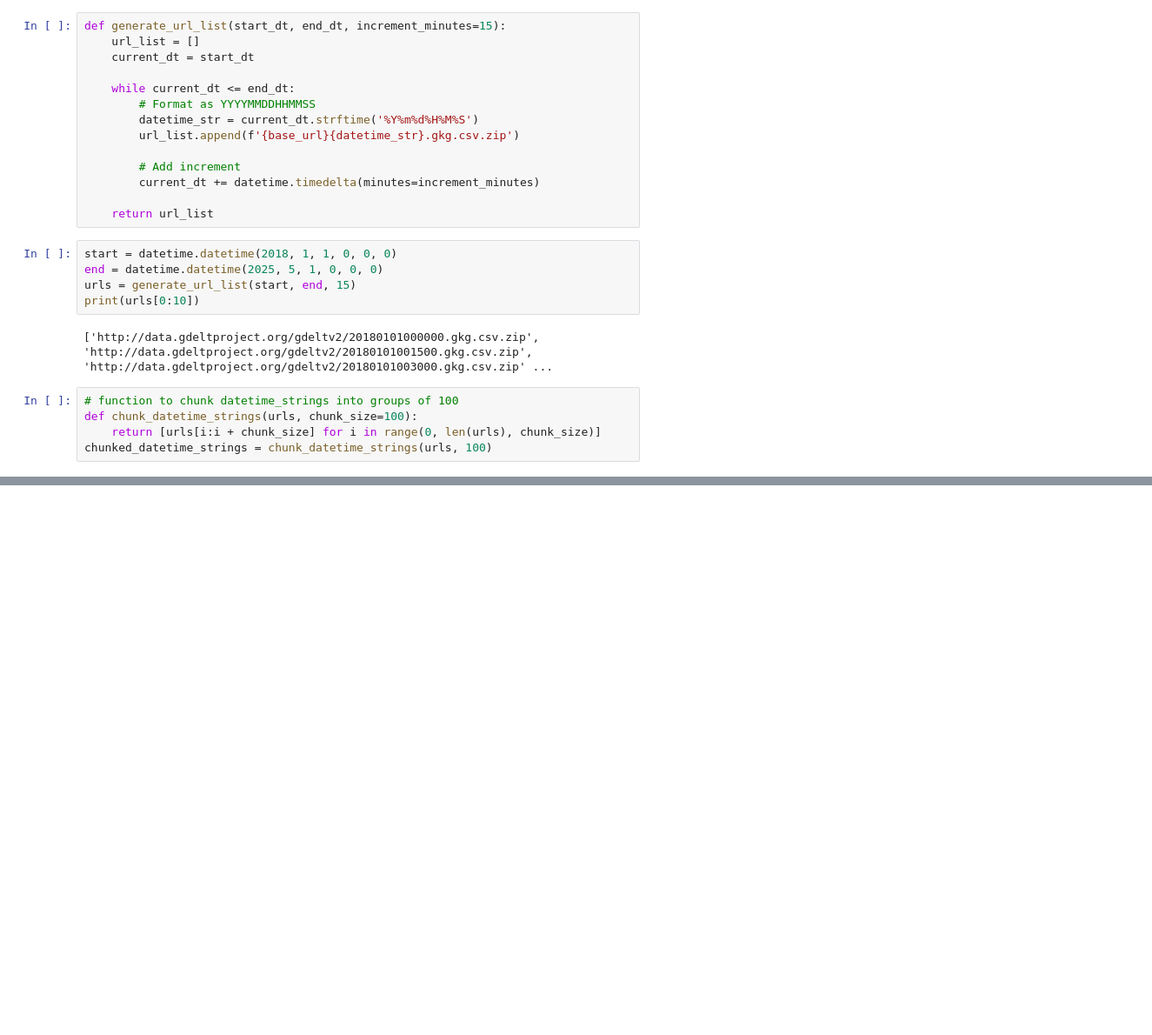
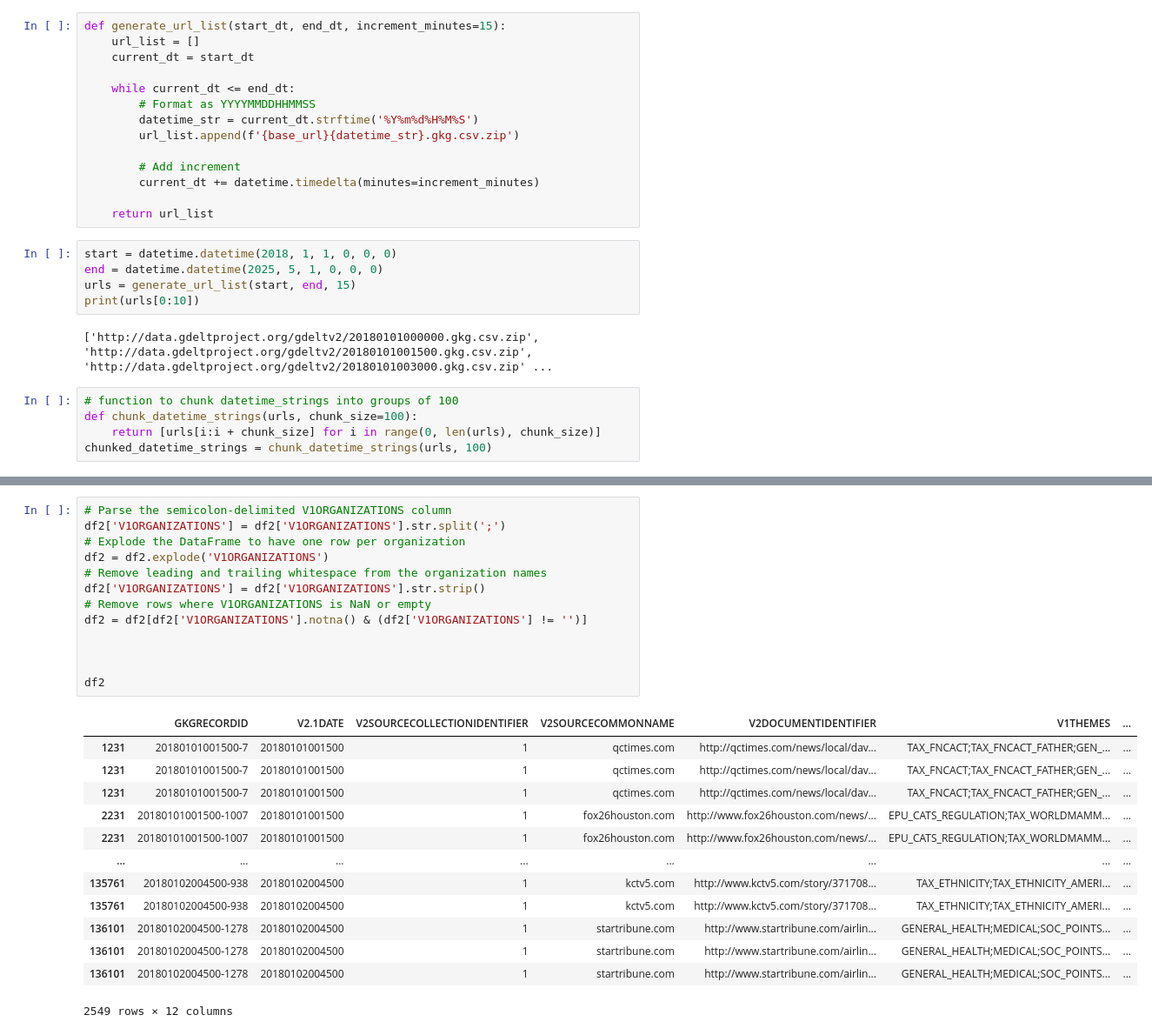
Before and after one commit to svanomm/sentiment-volume-forecasting, a Jupyter notebook: Scripts/03 Download and Process GDELT Data.ipynb, the cells around one changed output, grey strips where cells are left out. Shown at 87% size. Saved outputs shown, nothing was run; the diff lists cells and outputs as text; blank space fills up the shorter version.

```diff
--- a/Scripts/03 Download and Process GDELT Data.ipynb
+++ b/Scripts/03 Download and Process GDELT Data.ipynb
@@ -136,0 +191,27 @@ df
+# %%
+# Parse the semicolon-delimited V1ORGANIZATIONS column
+df2['V1ORGANIZATIONS'] = df2['V1ORGANIZATIONS'].str.split(';')
+# Explode the DataFrame to have one row per organization
+df2 = df2.explode('V1ORGANIZATIONS')
+# Remove leading and trailing whitespace from the organization names
+df2['V1ORGANIZATIONS'] = df2['V1ORGANIZATIONS'].str.strip()
+# Remove rows where V1ORGANIZATIONS is NaN or empty
+df2 = df2[df2['V1ORGANIZATIONS'].notna() & (df2['V1ORGANIZATIONS'] != '')]
+
+
+
+df2
+# %% [output]
+|  | GKGRECORDID | V2.1DATE | V2SOURCECOLLECTIONIDENTIFIER | V2SOURCECOMMONNAME | V2DOCUMENTIDENTIFIER | V1THEMES | ... |
+| 1231 | 20180101001500-7 | 20180101001500 | 1 | qctimes.com | http://qctimes.com/news/local/dav... | TAX_FNCACT;TAX_FNCACT_FATHER;GEN_... | ... |
+| 1231 | 20180101001500-7 | 20180101001500 | 1 | qctimes.com | http://qctimes.com/news/local/dav... | TAX_FNCACT;TAX_FNCACT_FATHER;GEN_... | ... |
+| 1231 | 20180101001500-7 | 20180101001500 | 1 | qctimes.com | http://qctimes.com/news/local/dav... | TAX_FNCACT;TAX_FNCACT_FATHER;GEN_... | ... |
+| 2231 | 20180101001500-1007 | 20180101001500 | 1 | fox26houston.com | http://www.fox26houston.com/news/... | EPU_CATS_REGULATION;TAX_WORLDMAMM... | ... |
+| 2231 | 20180101001500-1007 | 20180101001500 | 1 | fox26houston.com | http://www.fox26houston.com/news/... | EPU_CATS_REGULATION;TAX_WORLDMAMM... | ... |
+| ... | ... | ... | ... | ... | ... | ... | ... |
+| 135761 | 20180102004500-938 | 20180102004500 | 1 | kctv5.com | http://www.kctv5.com/story/371708... | TAX_ETHNICITY;TAX_ETHNICITY_AMERI... | ... |
+| 135761 | 20180102004500-938 | 20180102004500 | 1 | kctv5.com | http://www.kctv5.com/story/371708... | TAX_ETHNICITY;TAX_ETHNICITY_AMERI... | ... |
+| 136101 | 20180102004500-1278 | 20180102004500 | 1 | startribune.com | http://www.startribune.com/airlin... | GENERAL_HEALTH;MEDICAL;SOC_POINTS... | ... |
+| 136101 | 20180102004500-1278 | 20180102004500 | 1 | startribune.com | http://www.startribune.com/airlin... | GENERAL_HEALTH;MEDICAL;SOC_POINTS... | ... |
+| 136101 | 20180102004500-1278 | 20180102004500 | 1 | startribune.com | http://www.startribune.com/airlin... | GENERAL_HEALTH;MEDICAL;SOC_POINTS... | ... |
+2549 rows × 12 columns
```
Also changed, not shown: parts of 6 cells of this notebook, 1 other file.
